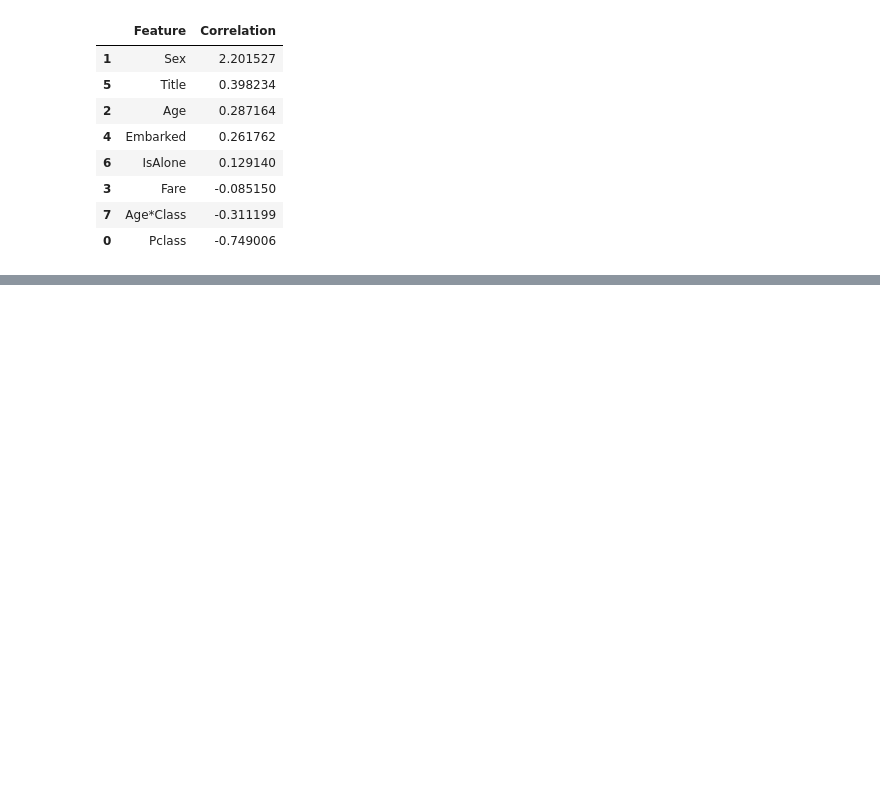
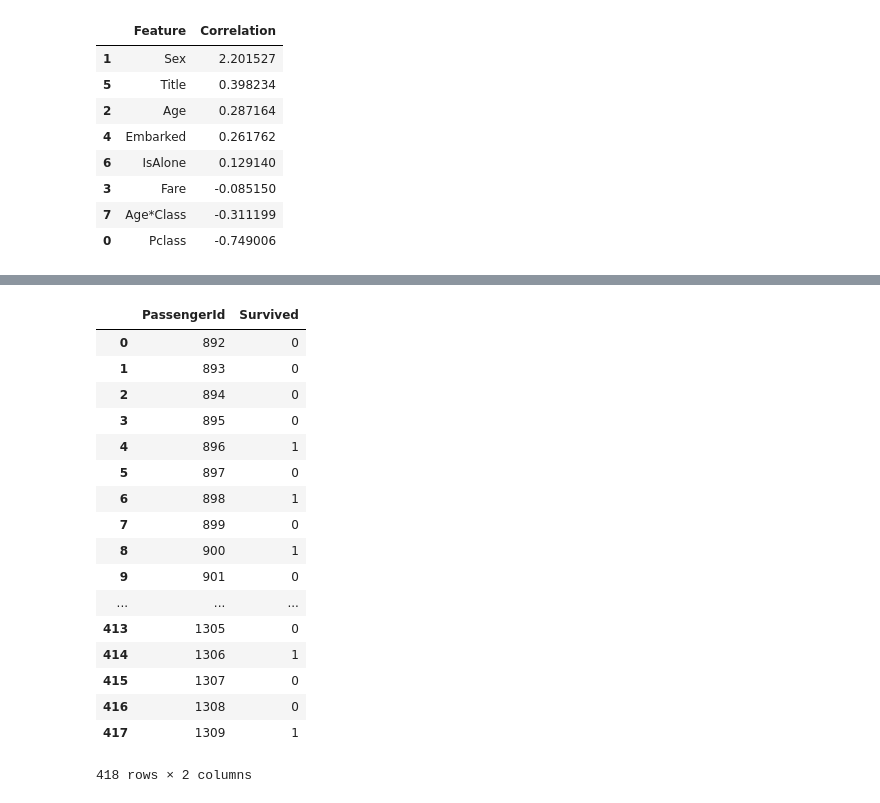
Before and after one commit to vaibhavahuja/titanic, a Jupyter notebook: Titanic Data Set.ipynb, the cells around one changed output, grey strips where cells are left out. Saved outputs shown, nothing was run; the diff lists cells and outputs as text; code cells hidden in the pictures; blank space fills up the shorter version.

```diff
--- a/Titanic Data Set.ipynb
+++ b/Titanic Data Set.ipynb
@@ -528,0 +559,6 @@ coeff_df.sort_values(by='Correlation', ascending=False)
+# %%
+linear_svc = LinearSVC()
+linear_svc.fit(X_train, Y_train)
+Y_pred = linear_svc.predict(X_test)
+acc_linear_svc = round(linear_svc.score(X_train, Y_train) * 100, 2)
+acc_linear_svc
@@ -528,0 +567,6 @@ coeff_df.sort_values(by='Correlation', ascending=False)
+# %%
+sgd = SGDClassifier()
+sgd.fit(X_train, Y_train)
+Y_pred = sgd.predict(X_test)
+acc_sgd = round(sgd.score(X_train, Y_train) * 100, 2)
+acc_sgd
@@ -528,0 +575,6 @@ coeff_df.sort_values(by='Correlation', ascending=False)
+# %%
+decision_tree = DecisionTreeClassifier()
+decision_tree.fit(X_train, Y_train)
+Y_pred = decision_tree.predict(X_test)
+acc_decision_tree = round(decision_tree.score(X_train, Y_train) * 100, 2)
+acc_decision_tree
@@ -528,0 +583,7 @@ coeff_df.sort_values(by='Correlation', ascending=False)
+# %%
+random_forest = RandomForestClassifier(n_estimators=100)
+random_forest.fit(X_train, Y_train)
+Y_pred = random_forest.predict(X_test)
+random_forest.score(X_train, Y_train)
+acc_random_forest = round(random_forest.score(X_train, Y_train) * 100, 2)
+acc_random_forest
@@ -528,0 +613,25 @@ coeff_df.sort_values(by='Correlation', ascending=False)
+# %%
+submission = pd.DataFrame({
+        "PassengerId": test_df["PassengerId"],
+        "Survived": Y_pred
+    })
+submission
+# %% [output]
+|  | PassengerId | Survived |
+| 0 | 892 | 0 |
+| 1 | 893 | 0 |
+| 2 | 894 | 0 |
+| 3 | 895 | 0 |
+| 4 | 896 | 1 |
+| 5 | 897 | 0 |
+| 6 | 898 | 1 |
+| 7 | 899 | 0 |
+| 8 | 900 | 1 |
+| 9 | 901 | 0 |
+| ... | ... | ... |
+| 413 | 1305 | 0 |
+| 414 | 1306 | 1 |
+| 415 | 1307 | 0 |
+| 416 | 1308 | 0 |
+| 417 | 1309 | 1 |
+418 rows × 2 columns
```
Also changed, not shown: parts of 11 cells of this notebook.
